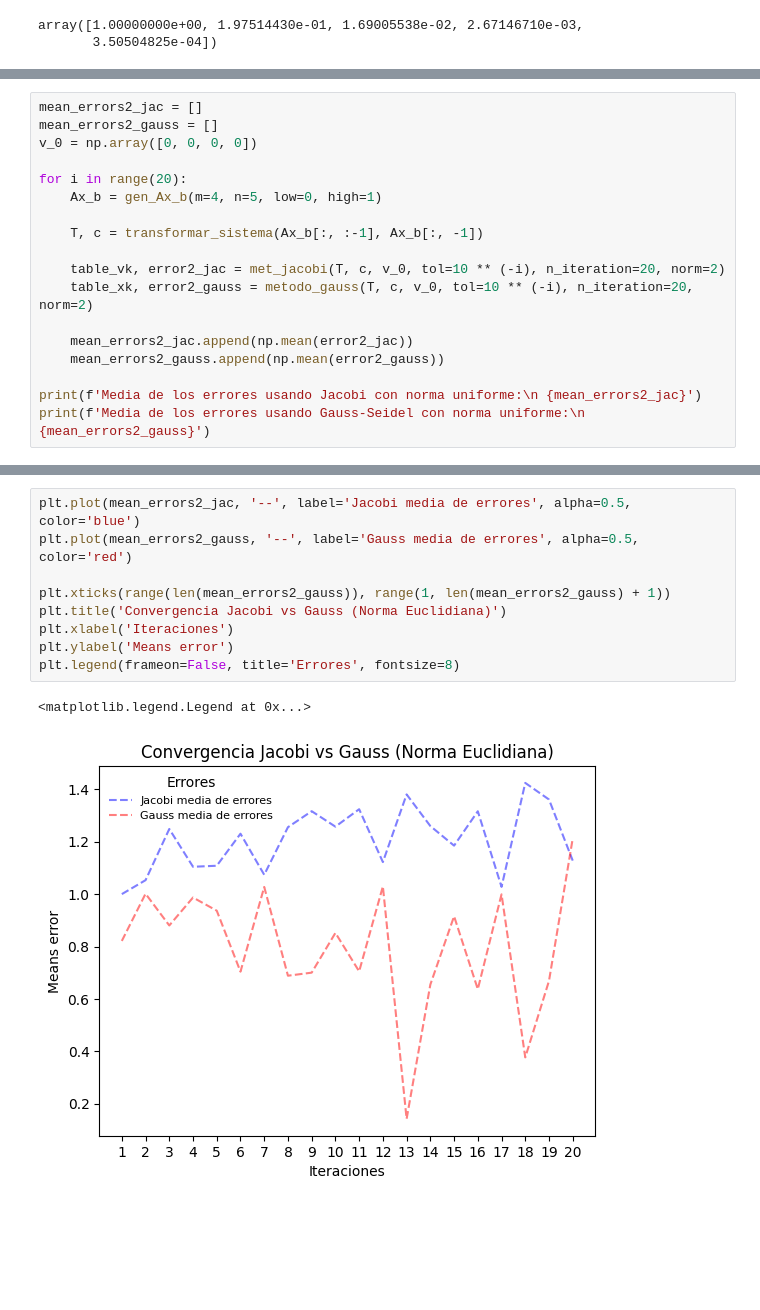
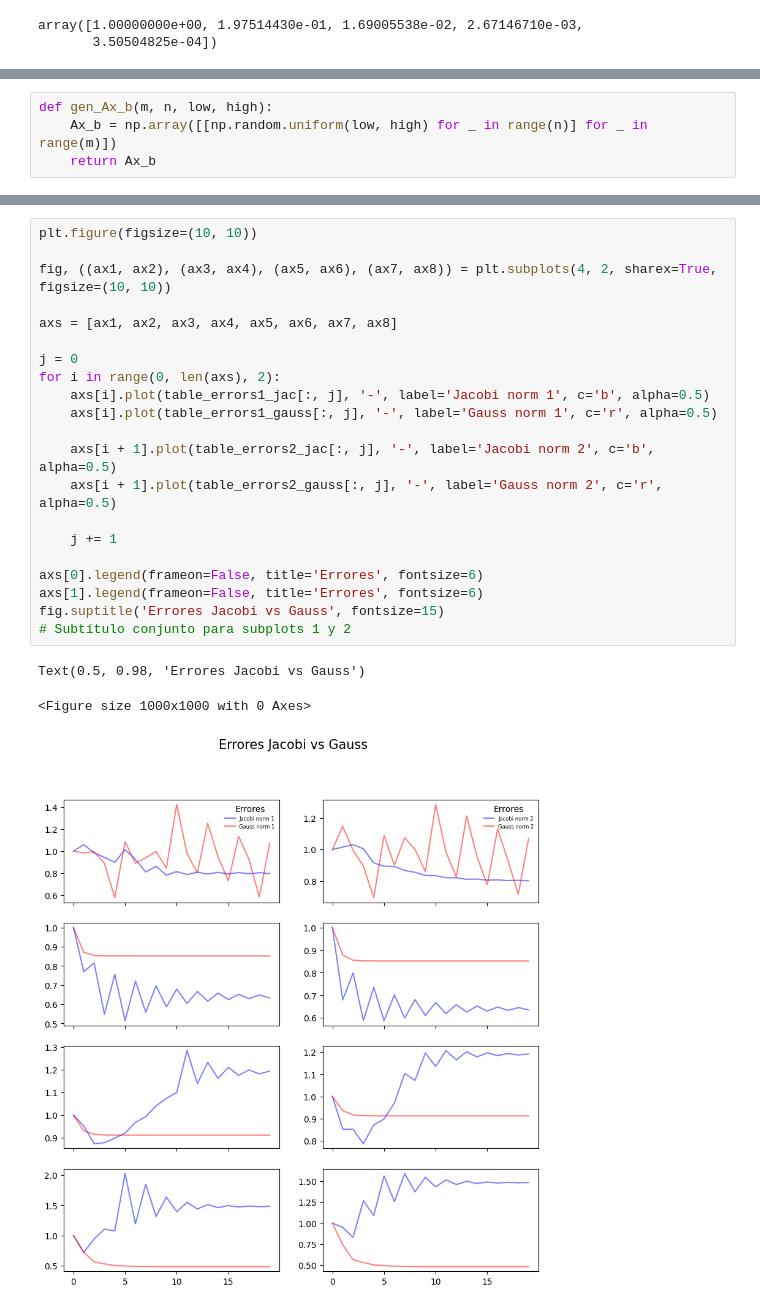
Before and after one commit to niclasDc/numerical_algorithm, a Jupyter notebook: Algoritmos_Metodos_Iterativos/analisis_jacobi_gauss.ipynb, the cells around one changed output, grey strips where cells are left out. Cells and saved outputs as stored; diff of their text form; blank space fills up the shorter version.

```diff
--- a/Algoritmos_Metodos_Iterativos/analisis_jacobi_gauss.ipynb
+++ b/Algoritmos_Metodos_Iterativos/analisis_jacobi_gauss.ipynb
@@ -267,0 +271,4 @@ plt.legend(frameon=False, title='Errores', fontsize=8)
+# %%
+def gen_Ax_b(m, n, low, high):
+    Ax_b = np.array([[np.random.uniform(low, high) for _ in range(n)] for _ in range(m)])
+    return Ax_b
@@ -303,18 +314,0 @@ plt.legend(frameon=False, title='Errores', fontsize=8)
-# %%
-mean_errors2_jac = []
-mean_errors2_gauss = []
-v_0 = np.array([0, 0, 0, 0])
-
-for i in range(20):
-    Ax_b = gen_Ax_b(m=4, n=5, low=0, high=1)
-
-    T, c = transformar_sistema(Ax_b[:, :-1], Ax_b[:, -1])
-
-    table_vk, error2_jac = met_jacobi(T, c, v_0, tol=10 ** (-i), n_iteration=20, norm=2)
-    table_xk, error2_gauss = metodo_gauss(T, c, v_0, tol=10 ** (-i), n_iteration=20, norm=2)
-
-    mean_errors2_jac.append(np.mean(error2_jac))
-    mean_errors2_gauss.append(np.mean(error2_gauss))
-
-print(f'Media de los errores usando Jacobi con norma uniforme:\n {mean_errors2_jac}')
-print(f'Media de los errores usando Gauss-Seidel con norma uniforme:\n {mean_errors2_gauss}')
@@ -326,12 +315,25 @@ Media de los errores usando Gauss-Seidel con norma uniforme:
-# %%
-plt.plot(mean_errors2_jac, '--', label='Jacobi media de errores', alpha=0.5, color='blue')
-plt.plot(mean_errors2_gauss, '--', label='Gauss media de errores', alpha=0.5, color='red')
-
-plt.xticks(range(len(mean_errors2_gauss)), range(1, len(mean_errors2_gauss) + 1))
-plt.title('Convergencia Jacobi vs Gauss (Norma Euclidiana)')
-plt.xlabel('Iteraciones')
-plt.ylabel('Means error')
-plt.legend(frameon=False, title='Errores', fontsize=8)
-# %% [output]
-<matplotlib.legend.Legend at 0x...>
-[figure, removed]
+# %%
+plt.figure(figsize=(10, 10))
+
+fig, ((ax1, ax2), (ax3, ax4), (ax5, ax6), (ax7, ax8)) = plt.subplots(4, 2, sharex=True, figsize=(10, 10))
+
+axs = [ax1, ax2, ax3, ax4, ax5, ax6, ax7, ax8]
+
+j = 0
+for i in range(0, len(axs), 2):
+    axs[i].plot(table_errors1_jac[:, j], '-', label='Jacobi norm 1', c='b', alpha=0.5)
+    axs[i].plot(table_errors1_gauss[:, j], '-', label='Gauss norm 1', c='r', alpha=0.5)
+
+    axs[i + 1].plot(table_errors2_jac[:, j], '-', label='Jacobi norm 2', c='b', alpha=0.5)
+    axs[i + 1].plot(table_errors2_gauss[:, j], '-', label='Gauss norm 2', c='r', alpha=0.5)
+
+    j += 1
+
+axs[0].legend(frameon=False, title='Errores', fontsize=6)
+axs[1].legend(frameon=False, title='Errores', fontsize=6)
+fig.suptitle('Errores Jacobi vs Gauss', fontsize=15)
+# Subtítulo conjunto para subplots 1 y 2
+# %% [output]
+Text(0.5, 0.98, 'Errores Jacobi vs Gauss')
+<Figure size 1000x1000 with 0 Axes>
+[figure, added]
```
Also changed, not shown: parts of 16 cells of this notebook.
